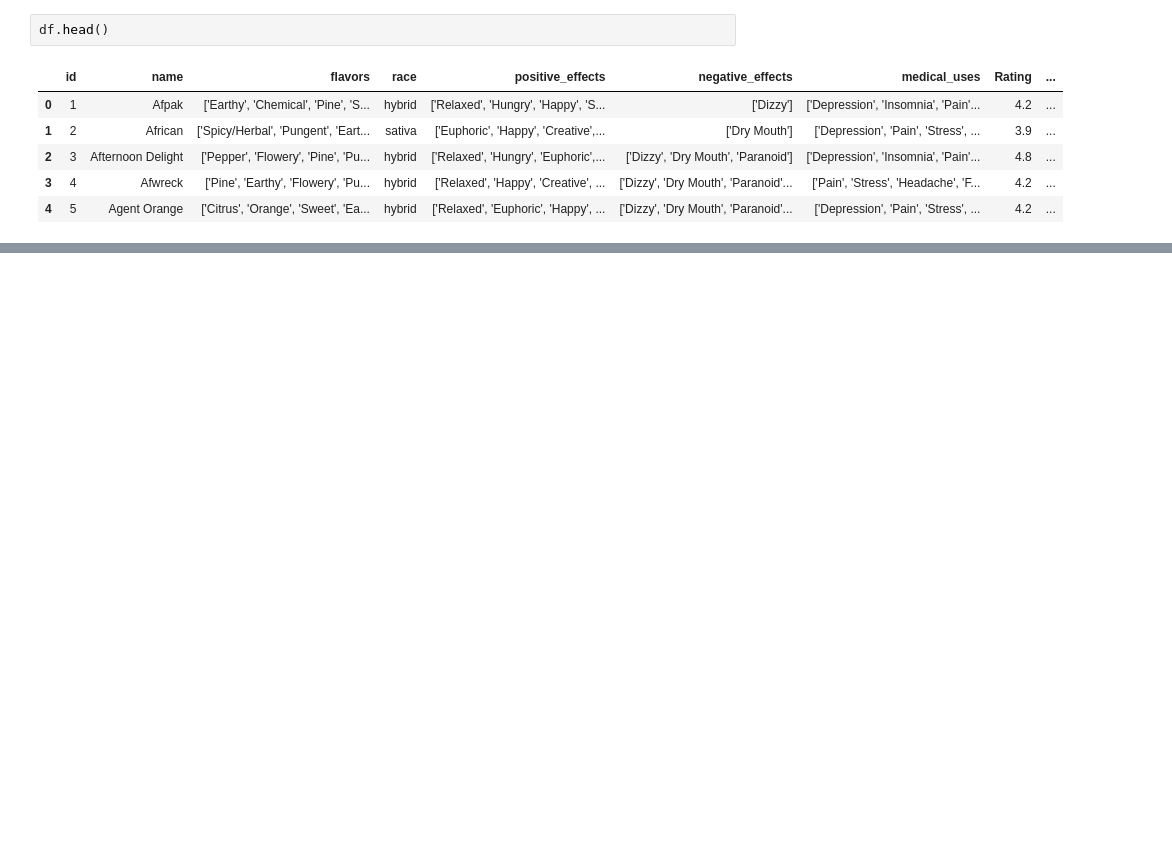
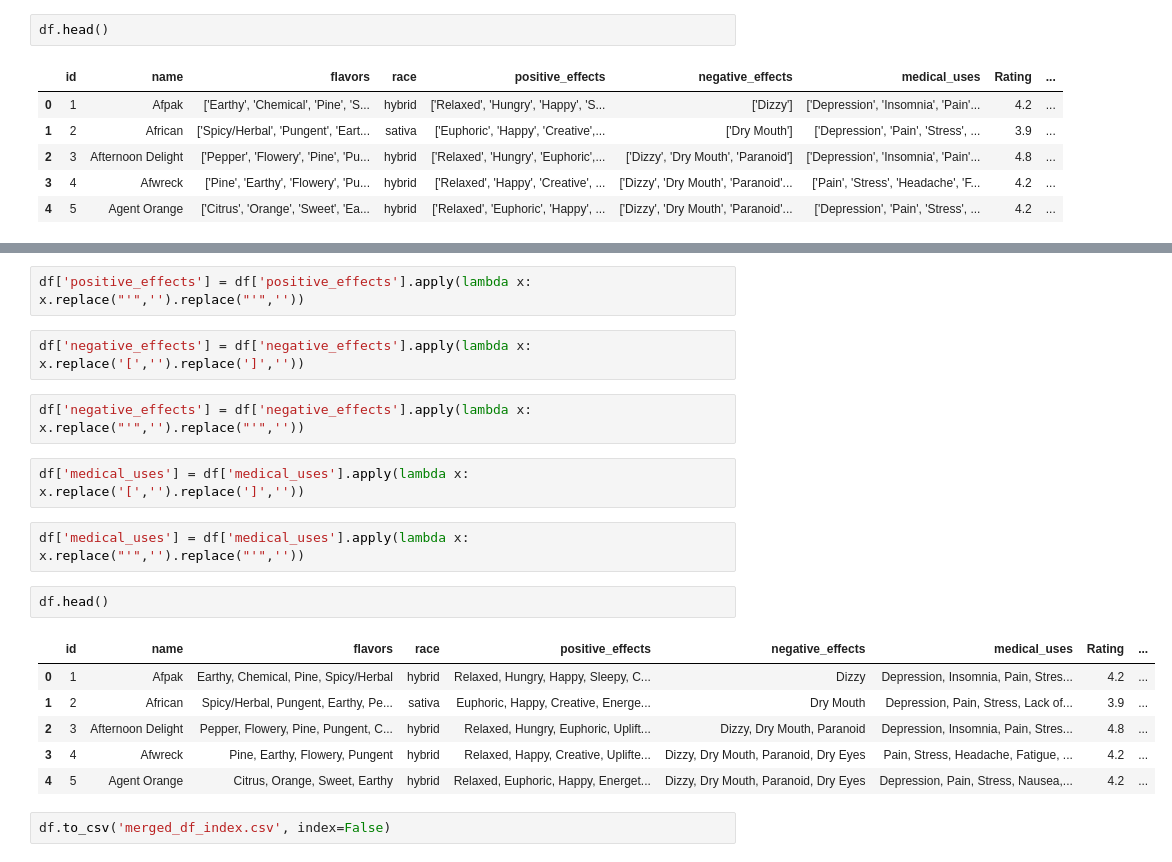
Before and after one commit to bestbudapp/data-science, a Jupyter notebook: Machine-Learning/data-exploration.ipynb, the cells around one changed output, grey strips where cells are left out. Drawn from its saved outputs; the diff is of its cells as text; blank space fills up the shorter version.

```diff
--- a/Machine-Learning/data-exploration.ipynb
+++ b/Machine-Learning/data-exploration.ipynb
@@ -13,3 +29,24 @@ df.head()
+# %%
+df['positive_effects'] = df['positive_effects'].apply(lambda x: x.replace("'",'').replace("'",''))
+# %%
+df['negative_effects'] = df['negative_effects'].apply(lambda x: x.replace('[','').replace(']',''))
+# %%
+df['negative_effects'] = df['negative_effects'].apply(lambda x: x.replace("'",'').replace("'",''))
+# %%
+df['medical_uses'] = df['medical_uses'].apply(lambda x: x.replace('[','').replace(']',''))
+# %%
+df['medical_uses'] = df['medical_uses'].apply(lambda x: x.replace("'",'').replace("'",''))
+# %%
+df.head()
+# %% [output]
+|  | id | name | flavors | race | positive_effects | negative_effects | medical_uses | Rating | ... |
+| 0 | 1 | Afpak | Earthy, Chemical, Pine, Spicy/Herbal | hybrid | Relaxed, Hungry, Happy, Sleepy, C... | Dizzy | Depression, Insomnia, Pain, Stres... | 4.2 | ... |
+| 1 | 2 | African | Spicy/Herbal, Pungent, Earthy, Pe... | sativa | Euphoric, Happy, Creative, Energe... | Dry Mouth | Depression, Pain, Stress, Lack of... | 3.9 | ... |
+| 2 | 3 | Afternoon Delight | Pepper, Flowery, Pine, Pungent, C... | hybrid | Relaxed, Hungry, Euphoric, Uplift... | Dizzy, Dry Mouth, Paranoid | Depression, Insomnia, Pain, Stres... | 4.8 | ... |
+| 3 | 4 | Afwreck | Pine, Earthy, Flowery, Pungent | hybrid | Relaxed, Happy, Creative, Uplifte... | Dizzy, Dry Mouth, Paranoid, Dry Eyes | Pain, Stress, Headache, Fatigue, ... | 4.2 | ... |
+| 4 | 5 | Agent Orange | Citrus, Orange, Sweet, Earthy | hybrid | Relaxed, Euphoric, Happy, Energet... | Dizzy, Dry Mouth, Paranoid, Dry Eyes | Depression, Pain, Stress, Nausea,... | 4.2 | ... |
+# %%
+df.to_csv('merged_df_index.csv', index=False)
 # %%
 df.isnull().sum()
 # %% [output]
```
Also changed, not shown: parts of 24 cells of this notebook, 3 other files.
